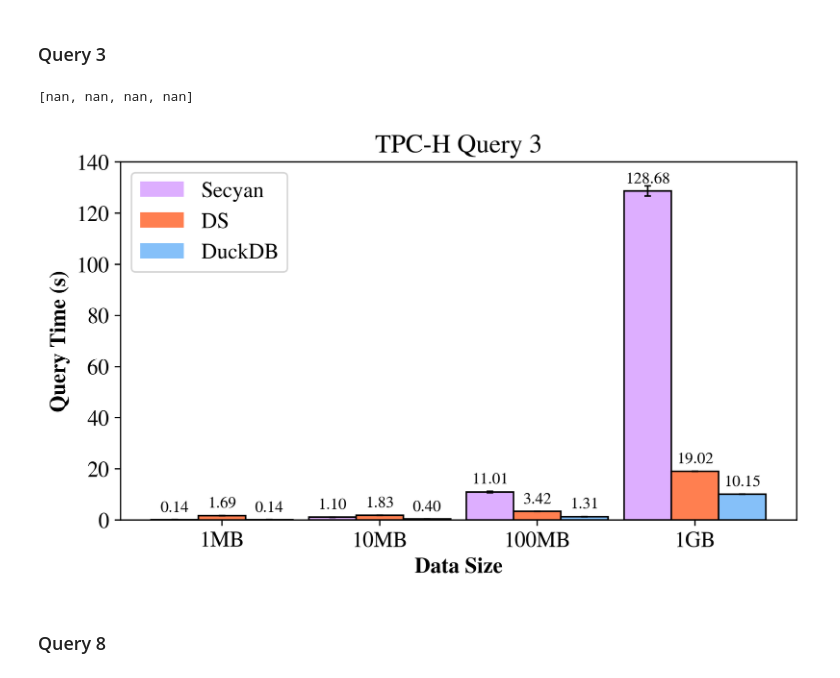
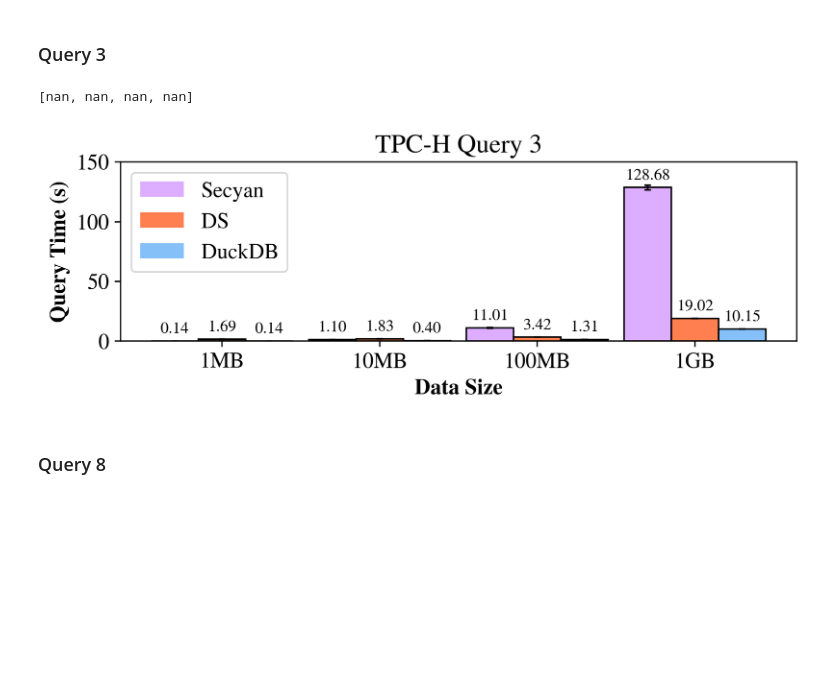
Before and after one commit to Dumplingz/data-pooling-experiments, a Jupyter notebook: data_analysis/join_filter_data_parsing.ipynb, the cells around one changed output. Cells and saved outputs as stored; diff of their text form; code cells hidden in the pictures; blank space fills up the shorter version.

Commit message:
make graphs smaller

```diff
--- a/data_analysis/join_filter_data_parsing.ipynb
+++ b/data_analysis/join_filter_data_parsing.ipynb
@@ -205,9 +205,9 @@ width = 0.3
 # min_no_sev, median_no_sev, max_no_sev = raw_mmm(no_sev)
 # min_sev, median_sev, max_sev = raw_mmm(sev)
 min_y = 0.00
-max_y = 140
+max_y = 150
 
-f = plt.figure(figsize=(7.5, 4), dpi=320)
+f = plt.figure(figsize=(7.5, 2), dpi=320)
 # plt.yscale('log')
 
 # secyan
@@ -267,34 +267,34 @@ plt.bar_label(ds_bar, ds_label, fontsize=bar_label_font_size,
 duckdb_bar = plt.bar(x=X_axis+width,width=width,height=duckdb_medians,label="DuckDB",
         color='#85C0F9'
         )
 plt.bar(x=X_axis+width,width=width,height=duckdb_medians,yerr=duckdb_stdevs,
         edgecolor='black',
         error_kw={"elinewidth":1,"capsize":2,"capthick":1},
         color='none'
         )
 duckdb_label = map(lambda n: '{0:.2f}'.format(n),duckdb_medians)
 plt.bar_label(duckdb_bar, duckdb_label, fontsize=bar_label_font_size,
         #       rotation=90,
               padding=padding
               )
 
 axes = plt.gca()
 axes.set_ylim([min_y,max_y])
 
 
 plt.xlabel("Data Size", fontweight="bold")
 plt.ylabel("Query Time (s)", fontweight="bold")
 plt.legend(ncol=1, loc='upper left')
 plt.title("TPC-H Query 3")
 
 plt.xticks(X_axis, ['1MB', '10MB', '100MB', '1GB'])
 
 plt.savefig("tpch_q3.pdf", bbox_inches='tight')
 
 plt.show()
 # %% [output]
 [nan, nan, nan, nan]
-[figure, old version]
+[figure, new version]
 # %% [markdown]
 ### Query 8
 # %%
```
Also changed, not shown: parts of 4 cells of this notebook, 5 other files.
